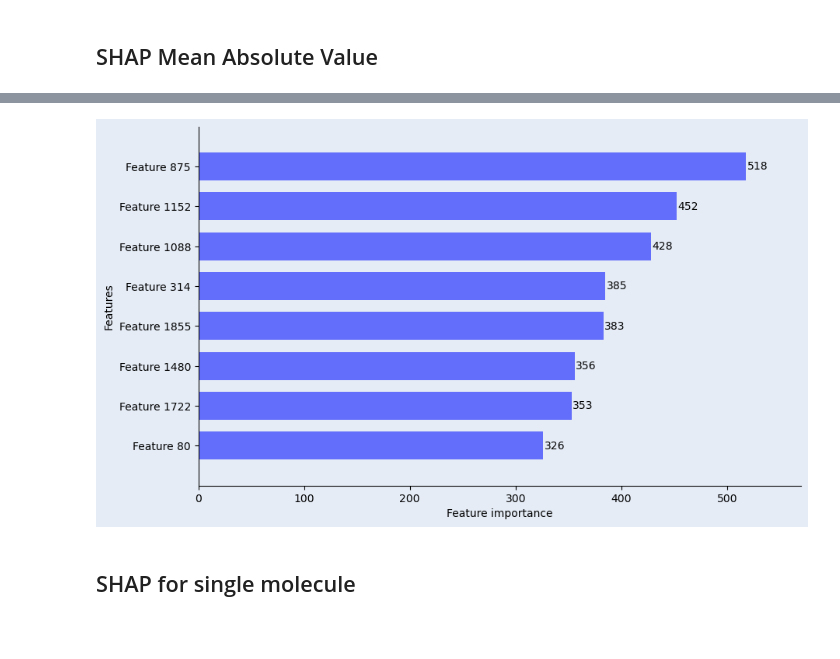
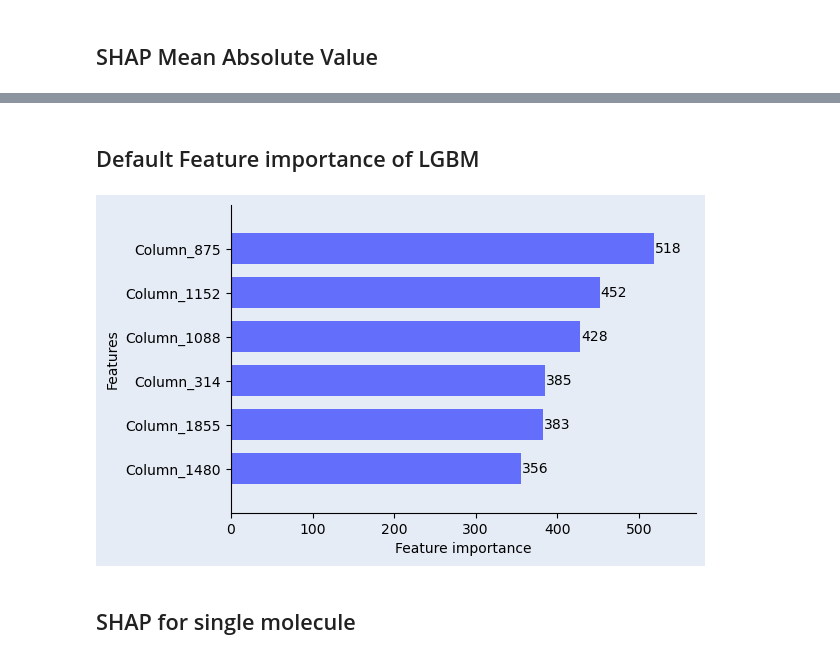
Before and after one commit to cwrukaizhang/ML-for-Molecular-Properties-Practical-Guide, a Jupyter notebook: model_interpretation_new.ipynb, the cells around one changed output, grey strips where cells are left out. Cells and saved outputs as stored; diff of their text form; code cells hidden in the pictures; blank space fills up the shorter version.

```diff
--- a/model_interpretation_new.ipynb
+++ b/model_interpretation_new.ipynb
@@ -77,36 +169,38 @@ plt.show()
+# %% [markdown]
+## Default Feature importance of LGBM
 # %%
 import lightgbm as lgb
 import matplotlib.pyplot as plt
 
 # Plot feature importance using LightGBM's built-in method
-ax = lgb.plot_importance(lgbm_model, max_num_features=8, figsize=(10, 6), grid=False, color='#636EFA', height=0.7, title=None)
+ax = lgb.plot_importance(lgbm_model, max_num_features=6, figsize=(6, 4), grid=False, color='#636EFA', height=0.7, title=None)
 
 # Customize background color
 bg_color = (229/255, 236/255, 246/255, 1)
 fig = plt.gcf()
 fig.patch.set_facecolor(bg_color)
 ax.set_facecolor(bg_color)
 
 # Remove top and right spines to match SHAP style
 ax.spines['top'].set_visible(False)
 ax.spines['right'].set_visible(False)
 
 # Customize Y-axis labels to "Feature X"
 # Get current labels and format them
 current_labels = [item.get_text() for item in ax.get_yticklabels()]
 new_labels = []
 for label in current_labels:
     # Extract numbers from the label (e.g., "Column_875" -> "875")
     digits = ''.join(filter(str.isdigit, label))
     if digits:
         new_labels.append(f"Feature {digits}")
     else:
         new_labels.append(label)
 ax.set_yticklabels(new_labels)
 
 plt.show()
 # %% [output]
-[figure, old version]
+[figure, new version]
 # %% [markdown]
 ## SHAP for single molecule
 # %%
```
Also changed, not shown: parts of 20 cells of this notebook.
